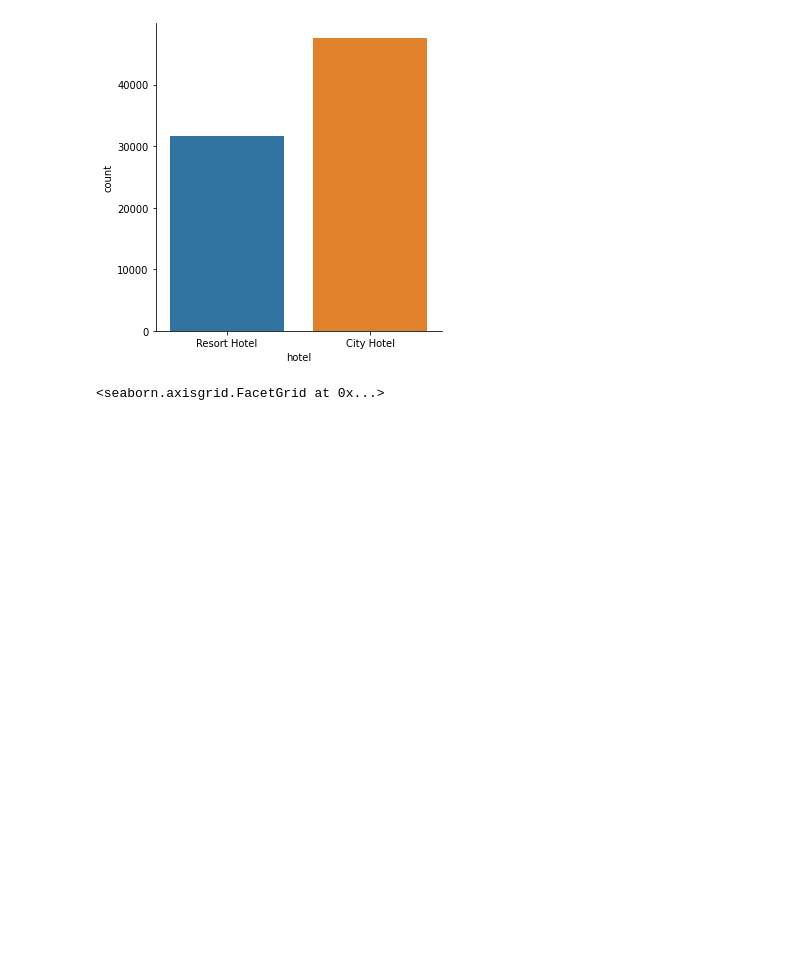
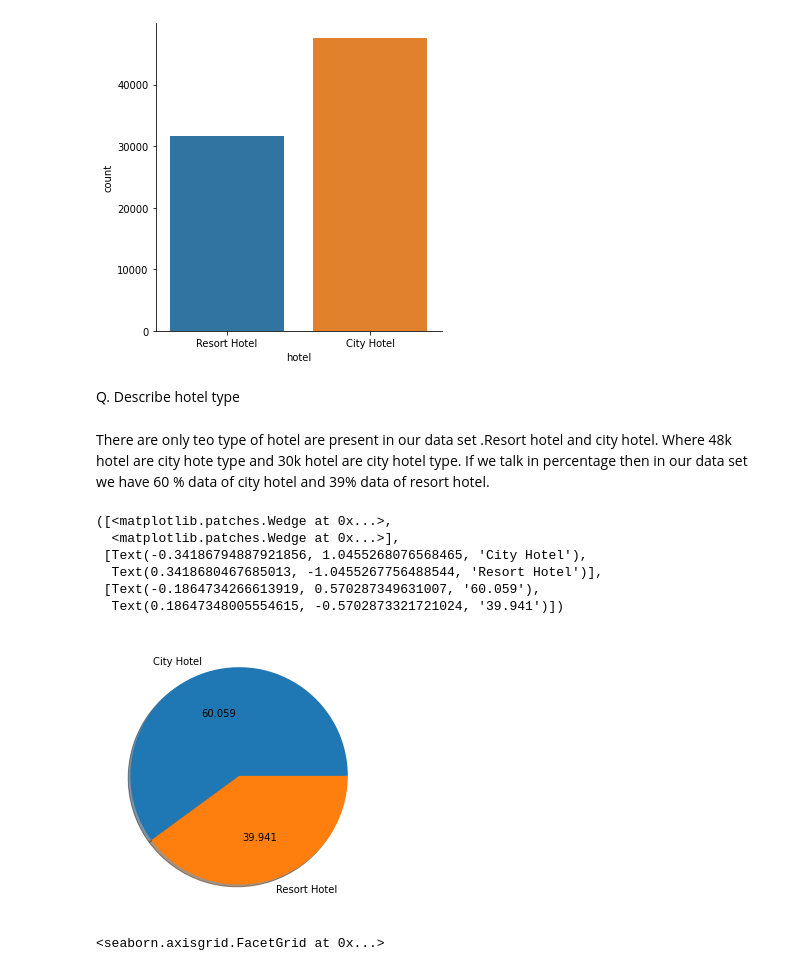
Before and after one commit to Pawan-kumar-Singh/Hotel_Booking-_Analysis, a Jupyter notebook: Hotel_Booking_Analysis_Capstone_Project.ipynb, the cells around one changed output. Saved outputs shown, nothing was run; the diff lists cells and outputs as text; code cells hidden in the pictures; blank space fills up the shorter version.

```diff
--- a/Hotel_Booking_Analysis_Capstone_Project.ipynb
+++ b/Hotel_Booking_Analysis_Capstone_Project.ipynb
@@ -596,6 +596,21 @@ sns.catplot(x='hotel', kind='count', data=df)
 # %% [output]
 <seaborn.axisgrid.FacetGrid at 0x...>
 [figure]
+# %% [markdown]
+Q. Describe hotel type
+# %% [markdown]
+There are only teo type of hotel are present in our data set .Resort hotel and city hotel. Where 48k hotel are city hote type and 30k hotel are city hotel type. If we talk in percentage then in our data set we have 60 % data of city hotel and 39% data of resort hotel.
+# %%
+plt.figure(figsize=(5,5))
+plt.pie(df['hotel'].value_counts(), autopct='%.3f',shadow=True,labels=['City Hotel','Resort Hotel'])
+# %% [output]
+([<matplotlib.patches.Wedge at 0x...>,
+  <matplotlib.patches.Wedge at 0x...>],
+ [Text(-0.34186794887921856, 1.0455268076568465, 'City Hotel'),
+  Text(0.3418680467685013, -1.0455267756488544, 'Resort Hotel')],
+ [Text(-0.1864734266613919, 0.570287349631007, '60.059'),
+  Text(0.18647348005554615, -0.5702873321721024, '39.941')])
+[figure, added]
 # %%
 sns.catplot(x='is_canceled', kind='count', data=df)
 # %% [output]
```
Also changed, not shown: parts of 57 cells of this notebook.
